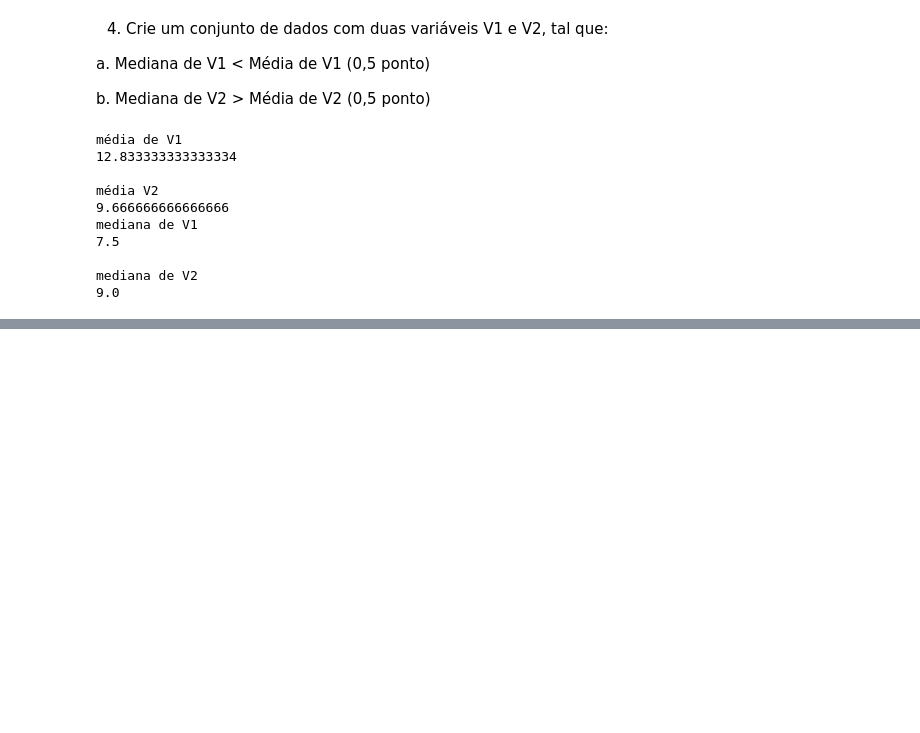
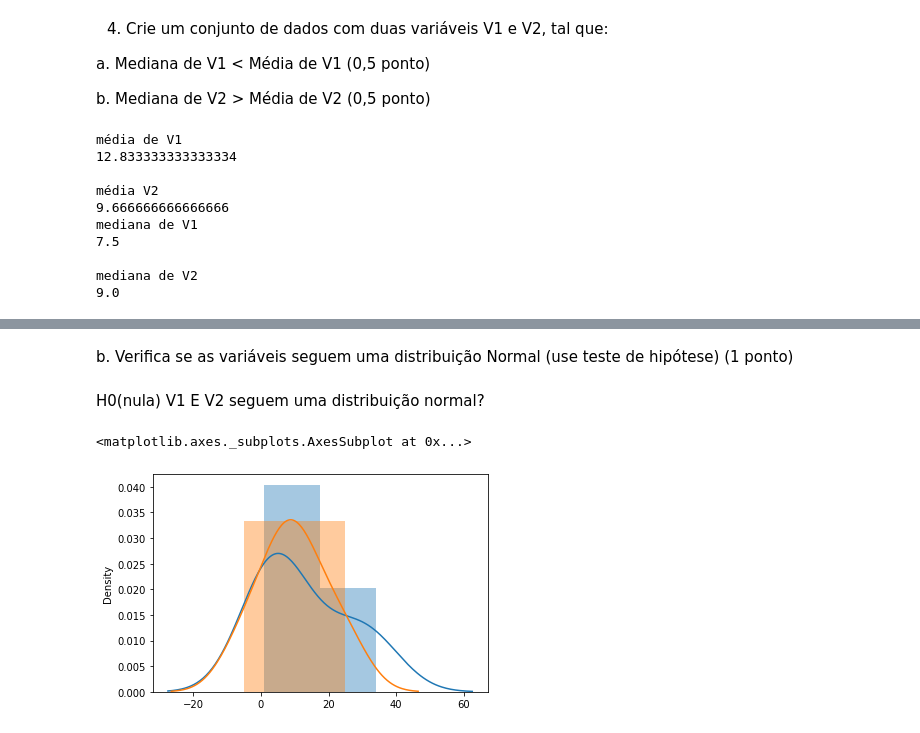
Before and after one commit to marcmec/Learning-Data-Science, a Jupyter notebook: DC_Lista1_py.ipynb, the cells around one changed output, grey strips where cells are left out. Drawn from its saved outputs; the diff is of its cells as text; code cells hidden in the pictures; blank space fills up the shorter version.

```diff
--- a/DC_Lista1_py.ipynb
+++ b/DC_Lista1_py.ipynb
@@ -78,0 +88,11 @@ plt.show()
+# %% [markdown]
+b. Verifica se as variáveis seguem uma distribuição Normal (use teste
+de hipótese) (1 ponto)
+# %% [markdown]
+H0(nula) V1 E V2 seguem uma distribuição normal?
+# %%
+sns.distplot(V1)
+sns.distplot(V2)
+# %% [output]
+<matplotlib.axes._subplots.AxesSubplot at 0x...>
+[figure, added]
```
Also changed, not shown: parts of 7 cells of this notebook.
